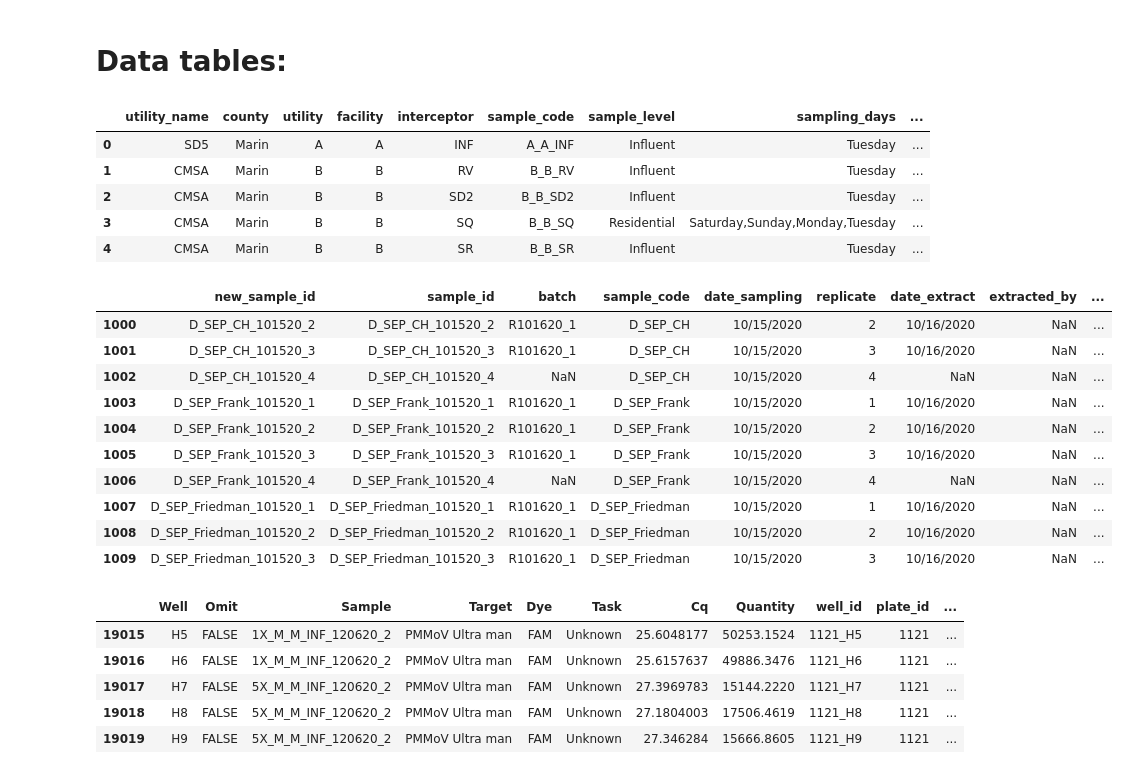
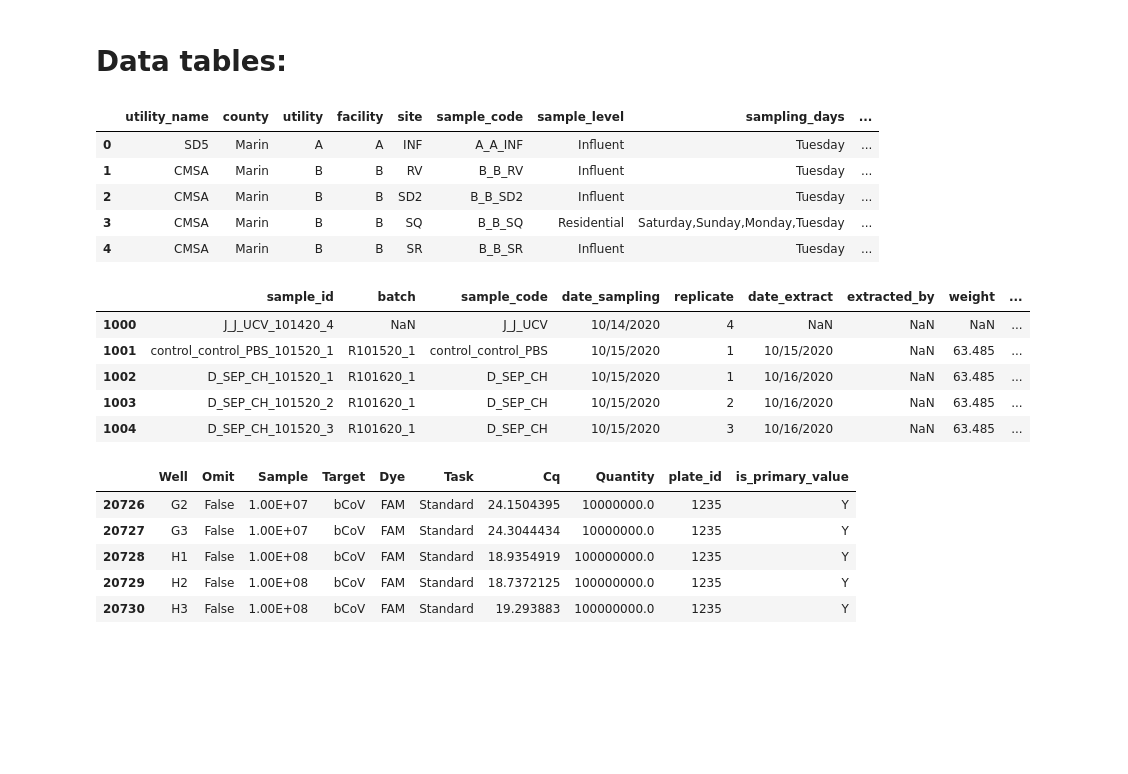
Before and after one commit to wastewaterlab/data_analysis, a Jupyter notebook: notebooks/testing_full_pipeline.ipynb, the cells around one changed output. Drawn from its saved outputs; the diff is of its cells as text; code cells hidden in the pictures; blank space fills up the shorter version.

```diff
--- a/notebooks/testing_full_pipeline.ipynb
+++ b/notebooks/testing_full_pipeline.ipynb
@@ -1,80 +1,61 @@
 # %%
-import sys
-import os
-from os import path
-from datetime import date
-import math
-import warnings
-import pandas as pd
-from pandas.api.types import CategoricalDtype
-import numpy as np
-import matplotlib.pyplot as plt
-from sklearn.linear_model import LinearRegression
-from plotnine import *
-from scipy import stats
-from scipy.stats import linregress
-import gspread
 from mizani.formatters import scientific_format
 from mizani.breaks import date_breaks
 from mizani.formatters import date_format
-import warnings
-
-%matplotlib inline
-
+import numpy as np
+import pandas as pd
+from plotnine import *
 import skmisc
-import outliers
-from outliers import smirnov_grubbs as grubbs
+import sys
 
 # read in custom modules
 sys.path.append('/Users/rosekantor/work/wbe_data_analysis/')
-
 from read_gsheets import *
 from reprocess_qpcr import *
 from calculations import *
 from qa_qc import *
 from quality_score import *
 
+# set display options
 pd.set_option('display.max_columns', None)
+pd.set_option('display.max_rows', None)
 pd.set_option('display.max_colwidth', None)
 # %% [markdown]
 # Data tables:
 # %%
-sites = '/Users/rosekantor/scientific_work/Nelson_lab/wbe_project/data_wbe/site_lookup_120820.csv'
-samples = '/Users/rosekantor/scientific_work/Nelson_lab/wbe_project/data_wbe/sample_inventory_120820.csv'
-qpcr = '/Users/rosekantor/scientific_work/Nelson_lab/wbe_project/data_wbe/QuantStudio_raw_data_120820.csv'
-plates = '/Users/rosekantor/scientific_work/Nelson_lab/wbe_project/data_wbe/Plate_info_120820.csv'
+sites = '/Users/rosekantor/scientific_work/Nelson_lab/wbe_project/data_wbe/site_lookup_012621.csv'
+samples = '/Users/rosekantor/scientific_work/Nelson_lab/wbe_project/data_wbe/sample_inventory_012121.csv'
+qpcr = '/Users/rosekantor/scientific_work/Nelson_lab/wbe_project/data_wbe/QuantStudio_raw_data_012121.csv'
+plates = '/Users/rosekantor/scientific_work/Nelson_lab/wbe_project/data_wbe/Plate_info_012121.csv'
+sample_log = '/Users/rosekantor/scientific_work/Nelson_lab/wbe_project/data_wbe/Sample_collection_log.csv'
+sample_metadata = '/Users/rosekantor/scientific_work/Nelson_lab/wbe_project/data_wbe/Sample_metadata_log.csv'
 # %%
 pd.read_csv(sites).head()
 # %% [output]
-|  | utility_name | county | utility | facility | interceptor | sample_code | sample_level | sampling_days | ... |
+|  | utility_name | county | utility | facility | site | sample_code | sample_level | sampling_days | ... |
 | 0 | SD5 | Marin | A | A | INF | A_A_INF | Influent | Tuesday | ... |
 | 1 | CMSA | Marin | B | B | RV | B_B_RV | Influent | Tuesday | ... |
 | 2 | CMSA | Marin | B | B | SD2 | B_B_SD2 | Influent | Tuesday | ... |
 | 3 | CMSA | Marin | B | B | SQ | B_B_SQ | Residential | Saturday,Sunday,Monday,Tuesday | ... |
 | 4 | CMSA | Marin | B | B | SR | B_B_SR | Influent | Tuesday | ... |
 # %%
-pd.read_csv(samples)[1000:1010]
+pd.read_csv(samples)[1000:1005]
 # %% [output]
-|  | new_sample_id | sample_id | batch | sample_code | date_sampling | replicate | date_extract | extracted_by | ... |
-| 1000 | D_SEP_CH_101520_2 | D_SEP_CH_101520_2 | R101620_1 | D_SEP_CH | 10/15/2020 | 2 | 10/16/2020 | NaN | ... |
-| 1001 | D_SEP_CH_101520_3 | D_SEP_CH_101520_3 | R101620_1 | D_SEP_CH | 10/15/2020 | 3 | 10/16/2020 | NaN | ... |
-| 1002 | D_SEP_CH_101520_4 | D_SEP_CH_101520_4 | NaN | D_SEP_CH | 10/15/2020 | 4 | NaN | NaN | ... |
-| 1003 | D_SEP_Frank_101520_1 | D_SEP_Frank_101520_1 | R101620_1 | D_SEP_Frank | 10/15/2020 | 1 | 10/16/2020 | NaN | ... |
-| 1004 | D_SEP_Frank_101520_2 | D_SEP_Frank_101520_2 | R101620_1 | D_SEP_Frank | 10/15/2020 | 2 | 10/16/2020 | NaN | ... |
-| 1005 | D_SEP_Frank_101520_3 | D_SEP_Frank_101520_3 | R101620_1 | D_SEP_Frank | 10/15/2020 | 3 | 10/16/2020 | NaN | ... |
-| 1006 | D_SEP_Frank_101520_4 | D_SEP_Frank_101520_4 | NaN | D_SEP_Frank | 10/15/2020 | 4 | NaN | NaN | ... |
-| 1007 | D_SEP_Friedman_101520_1 | D_SEP_Friedman_101520_1 | R101620_1 | D_SEP_Friedman | 10/15/2020 | 1 | 10/16/2020 | NaN | ... |
-| 1008 | D_SEP_Friedman_101520_2 | D_SEP_Friedman_101520_2 | R101620_1 | D_SEP_Friedman | 10/15/2020 | 2 | 10/16/2020 | NaN | ... |
-| 1009 | D_SEP_Friedman_101520_3 | D_SEP_Friedman_101520_3 | R101620_1 | D_SEP_Friedman | 10/15/2020 | 3 | 10/16/2020 | NaN | ... |
+|  | sample_id | batch | sample_code | date_sampling | replicate | date_extract | extracted_by | weight | ... |
+| 1000 | J_J_UCV_101420_4 | NaN | J_J_UCV | 10/14/2020 | 4 | NaN | NaN | NaN | ... |
+| 1001 | control_control_PBS_101520_1 | R101520_1 | control_control_PBS | 10/15/2020 | 1 | 10/15/2020 | NaN | 63.485 | ... |
+| 1002 | D_SEP_CH_101520_1 | R101620_1 | D_SEP_CH | 10/15/2020 | 1 | 10/16/2020 | NaN | 63.485 | ... |
+| 1003 | D_SEP_CH_101520_2 | R101620_1 | D_SEP_CH | 10/15/2020 | 2 | 10/16/2020 | NaN | 63.485 | ... |
+| 1004 | D_SEP_CH_101520_3 | R101620_1 | D_SEP_CH | 10/15/2020 | 3 | 10/16/2020 | NaN | 63.485 | ... |
 # %%
 pd.read_csv(qpcr).tail()
 # %% [output]
-|  | Well | Omit | Sample | Target | Dye | Task | Cq | Quantity | well_id | plate_id | ... |
-| 19015 | H5 | FALSE | 1X_M_M_INF_120620_2 | PMMoV Ultra man | FAM | Unknown | 25.6048177 | 50253.1524 | 1121_H5 | 1121 | ... |
-| 19016 | H6 | FALSE | 1X_M_M_INF_120620_2 | PMMoV Ultra man | FAM | Unknown | 25.6157637 | 49886.3476 | 1121_H6 | 1121 | ... |
-| 19017 | H7 | FALSE | 5X_M_M_INF_120620_2 | PMMoV Ultra man | FAM | Unknown | 27.3969783 | 15144.2220 | 1121_H7 | 1121 | ... |
-| 19018 | H8 | FALSE | 5X_M_M_INF_120620_2 | PMMoV Ultra man | FAM | Unknown | 27.1804003 | 17506.4619 | 1121_H8 | 1121 | ... |
-| 19019 | H9 | FALSE | 5X_M_M_INF_120620_2 | PMMoV Ultra man | FAM | Unknown | 27.346284 | 15666.8605 | 1121_H9 | 1121 | ... |
+|  | Well | Omit | Sample | Target | Dye | Task | Cq | Quantity | plate_id | is_primary_value |
+| 20726 | G2 | False | 1.00E+07 | bCoV | FAM | Standard | 24.1504395 | 10000000.0 | 1235 | Y |
+| 20727 | G3 | False | 1.00E+07 | bCoV | FAM | Standard | 24.3044434 | 10000000.0 | 1235 | Y |
+| 20728 | H1 | False | 1.00E+08 | bCoV | FAM | Standard | 18.9354919 | 100000000.0 | 1235 | Y |
+| 20729 | H2 | False | 1.00E+08 | bCoV | FAM | Standard | 18.7372125 | 100000000.0 | 1235 | Y |
+| 20730 | H3 | False | 1.00E+08 | bCoV | FAM | Standard | 19.293883 | 100000000.0 | 1235 | Y |
 # %%
 pd.read_csv(plates).tail()
 # %% [output]
```
Also changed, not shown: parts of 35 cells of this notebook.
